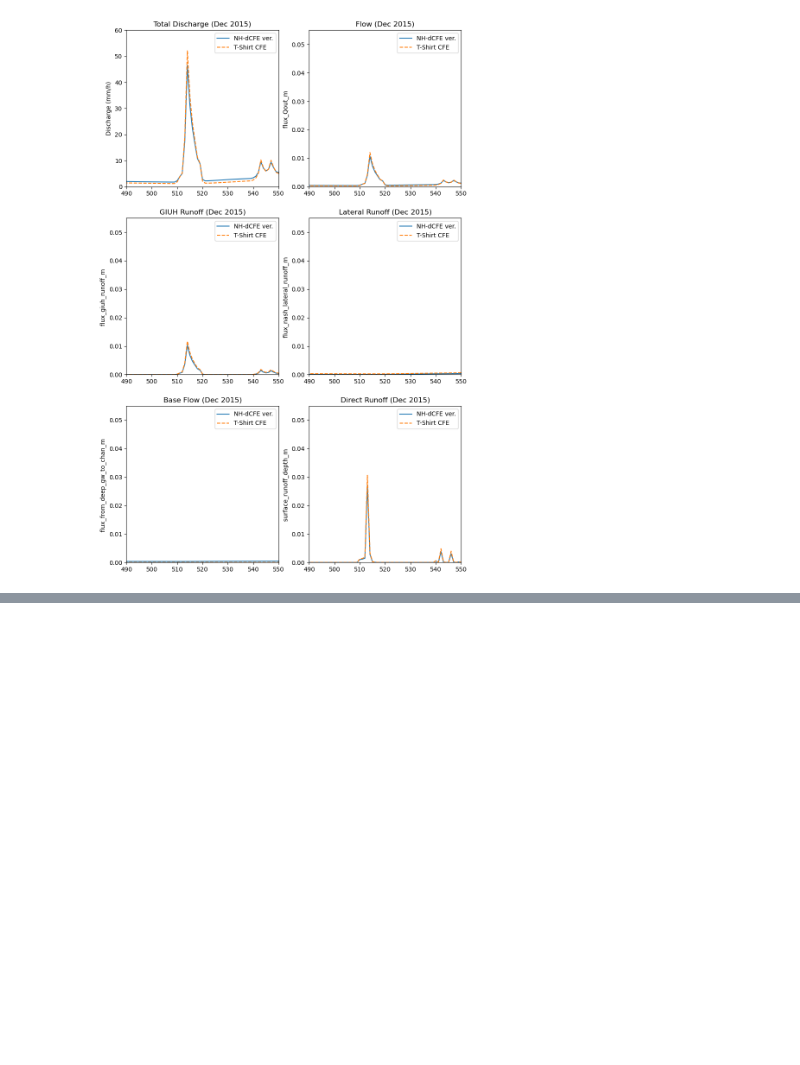
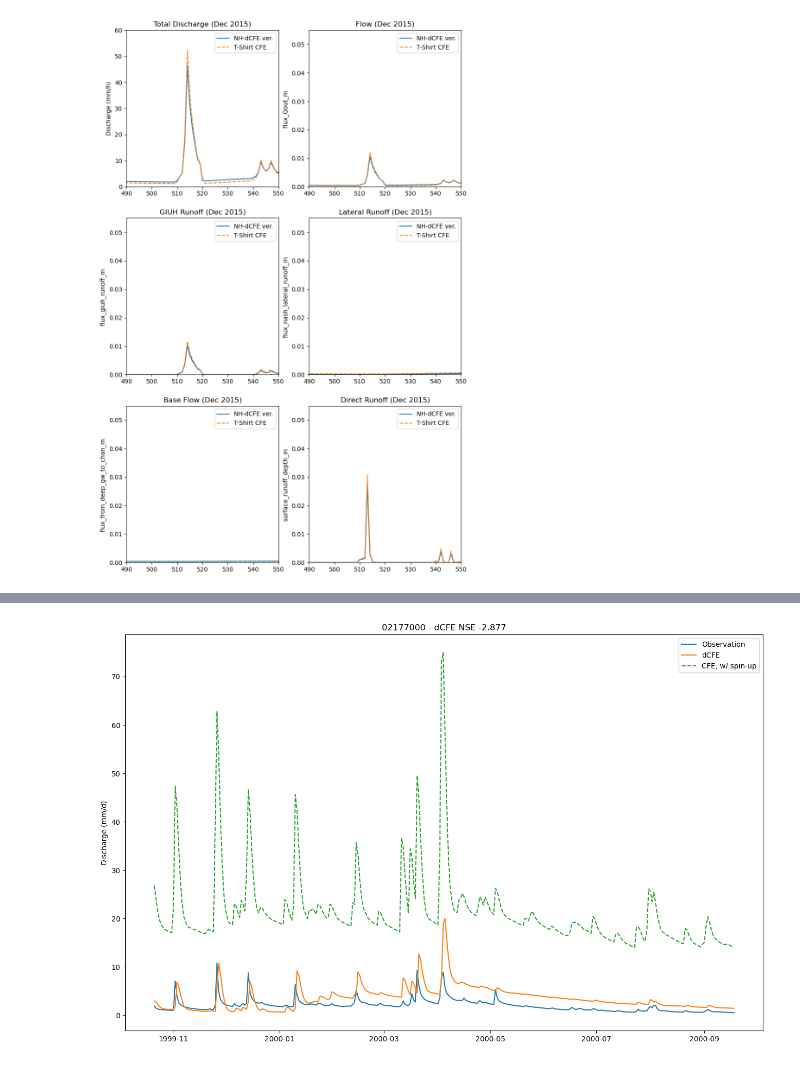
Before and after one commit to mines-ciroh/neuralhydrology, a Jupyter notebook: examples/07-DifferentialCFE-Model/testRun.ipynb, the cells around one changed output, grey strips where cells are left out. Cells and saved outputs as stored; diff of their text form; code cells hidden in the pictures; blank space fills up the shorter version.

```diff
--- a/examples/07-DifferentialCFE-Model/testRun.ipynb
+++ b/examples/07-DifferentialCFE-Model/testRun.ipynb
@@ -520,0 +572,31 @@ ax[2,1].legend()
+# %%
+inputFile['Year Mnth Day Hr'][730] # look at 1999 - 2000
+run_dir1999 = Path("runs/TestdCFEpetDaily_run02177000_3012_155003")
+with open(run_dir1999 / "test" / "model_epoch030" / "test_results.p", "rb") as fp1999: # we only have 30 epoch max
+    results1999 = pickle.load(fp1999)
+
+results1999.keys()
+# extract observations and simulations
+qobs1999 = results1999['02177000']['1D']['xr']['QObs(mm/d)_obs']
+qsim1999 = results1999['02177000']['1D']['xr']['QObs(mm/d)_sim']
+
+inputForcings1999 = torch.zeros(2, 4, 730) #[ "batch_size", forcings, time_step]
+inputForcings1999[0, 0, :] = torch.tensor(inputFile['PRCP(mm/day)'][365:1095].values) # 1998 - 2000, 2 water years
+inputForcings1999[0, 1, :] = torch.tensor(inputFile['Tmin(C)'][365:1095].values)
+inputForcings1999[0, 2, :] = torch.tensor(inputFile['Tmax(C)'][365:1095].values)
+inputForcings1999[0, 3, :] = torch.tensor(inputFile['SRAD(W/m2)'][365:1095].values)
+
+# Create an instance of the testCFE class
+test_cfe_instance = testCFE()
+# Call the testRun method using the instance
+runoffOut1999 = test_cfe_instance.testRun(x_conceptual=inputForcings1999)
+# %%
+fig, ax = plt.subplots(figsize=(16,10))
+ax.plot(qobs1999['date'][20:354], qobs1999[20:354], label="Observation")
+ax.plot(qsim1999['date'][20:354], qsim1999[20:354], label="dCFE")
+ax.plot(qobs1999['date'][20:354], runoffOut1999[(20+365):(354+365),0]/1000*526.77 * 1000000.0 / (3600*24), label = 'CFE, w/ spin-up', linestyle = 'dashed')
+ax.set_ylabel("Discharge (mm/d)")
+ax.set_title(f"02177000 - dCFE NSE {results1999['02177000']['1D']['NSE']:.3f}")
+_ = ax.legend()
+# %% [output]
+[figure, added]
```
Also changed, not shown: parts of 16 cells of this notebook, 5 other files.
